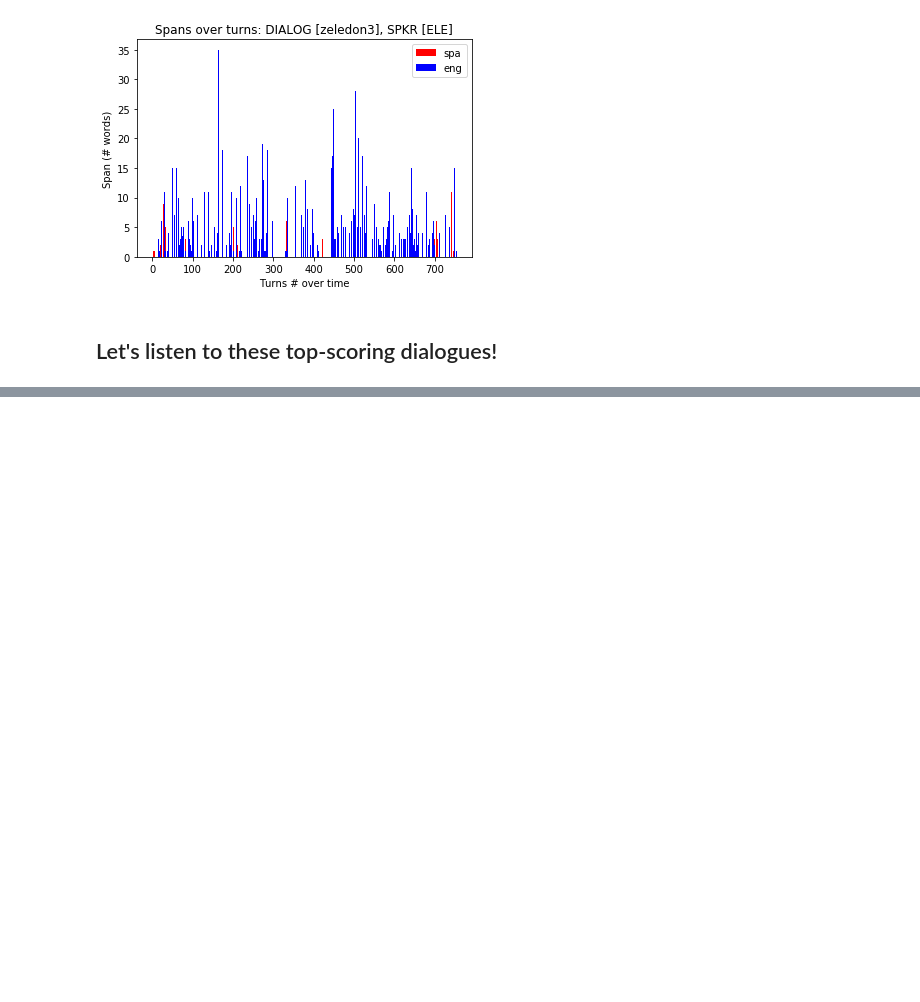
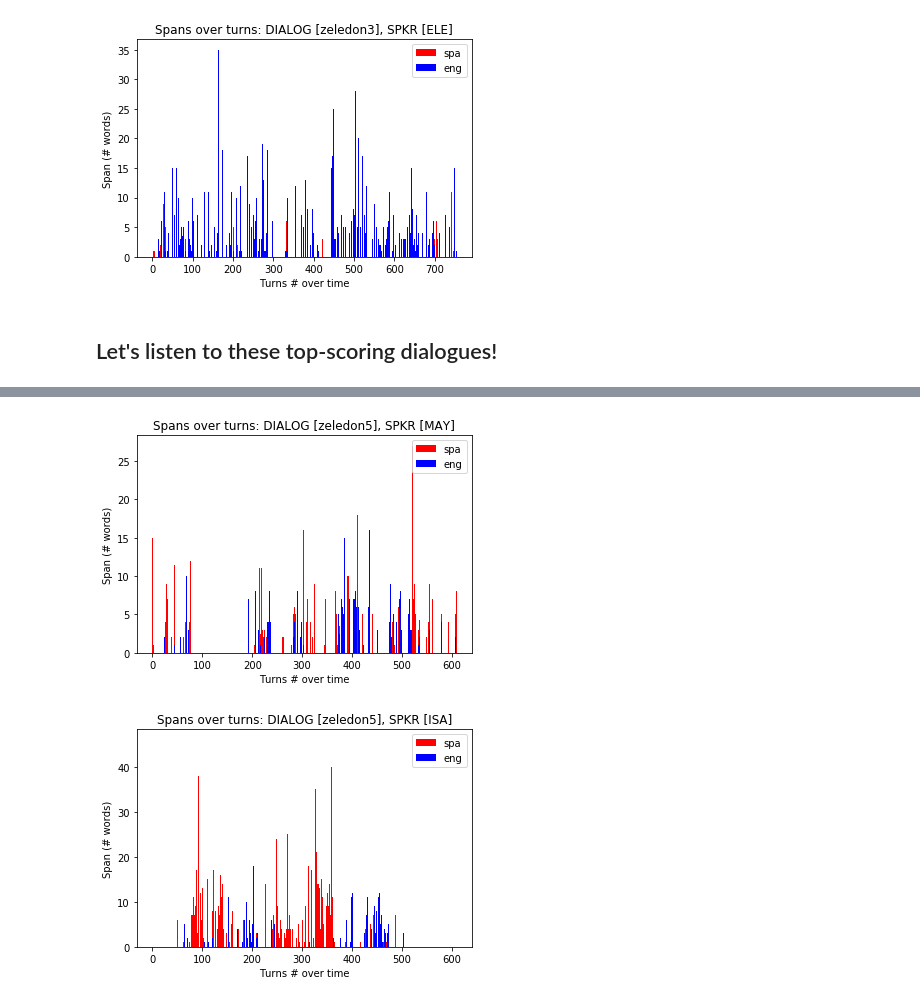
Before and after one commit to emilyahn/codemix, a Jupyter notebook: plot_by_var_171108.ipynb, the cells around one changed output, grey strips where cells are left out. Saved outputs shown, nothing was run; the diff lists cells and outputs as text; code cells hidden in the pictures; blank space fills up the shorter version.

```diff
--- a/plot_by_var_171108.ipynb
+++ b/plot_by_var_171108.ipynb
@@ -54,0 +60,5 @@ plot_span_vs_turns(all_data, 'zeledon3')
+# %%
+plot_span_vs_turns(all_data, 'zeledon5')
+# %% [output]
+[figure, added]
+[figure, added]
```
Also changed, not shown: parts of 1 cell of this notebook, 3 other files.
